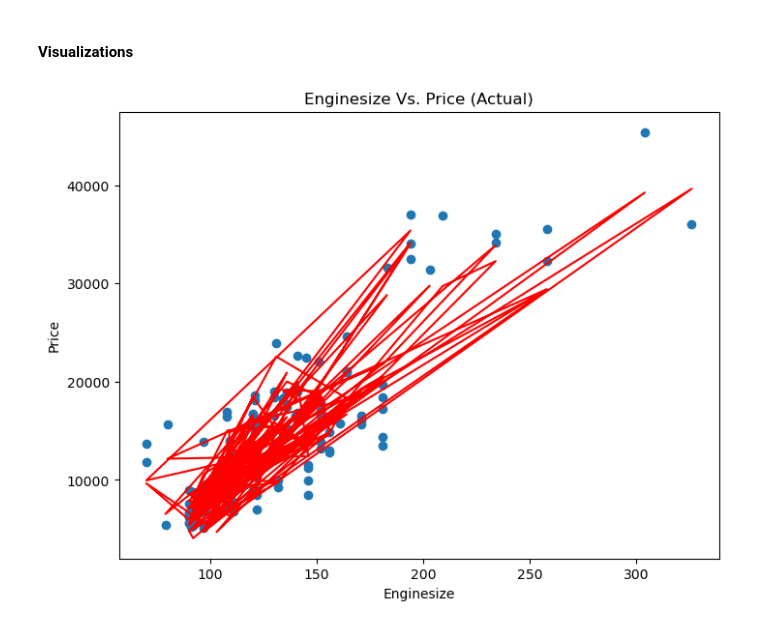
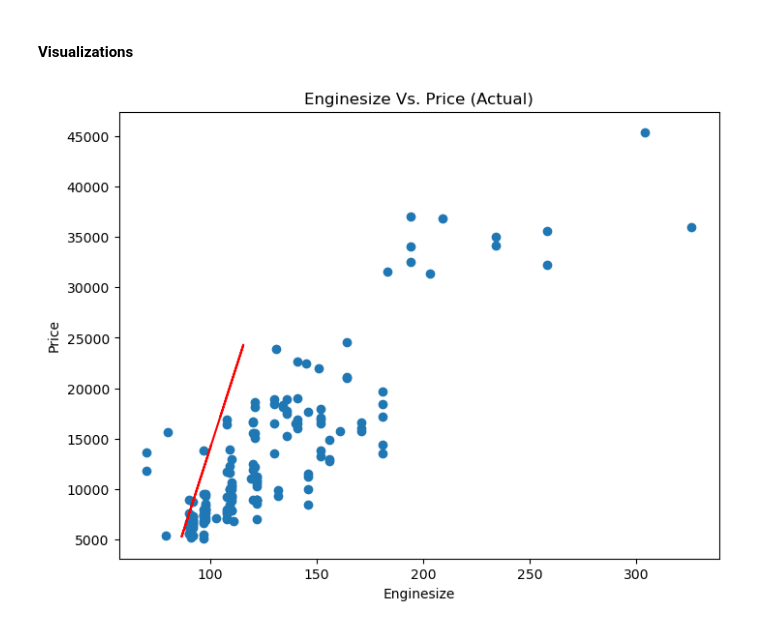
Before and after one commit to adars124/ML-practice, a Jupyter notebook: practical/Linear Regression Assignment.ipynb, the cells around one changed output. Cells and saved outputs as stored; diff of their text form; code cells hidden in the pictures.

```diff
--- a/practical/Linear Regression Assignment.ipynb
+++ b/practical/Linear Regression Assignment.ipynb
@@ -214,14 +214,21 @@ Train R2 Score: 0.9015268322591198
 Test R2 Score: 0.8157782951566289
 # %% [markdown]
 #### Visualizations
+# %%
+# Get the required features for visualization
+x = X_train['wheelbase']
+y = y_train
+x_fit = np.array(x)
+y_fit = np.array(y)
+m, c = np.polyfit(x_fit, y_fit, 1)
 # %%
 # Plot enginesize vs. price
 plt.figure(figsize=(8, 6))
 plt.title('Enginesize Vs. Price (Actual)')
 plt.scatter(X_train['enginesize'], y_train)
-plt.plot(for i in X_train['enginesize'], y_pred_train, c='r')
+plt.plot(x, (m*x + c), c='r')
 plt.xlabel('Enginesize')
 plt.ylabel('Price')
 plt.show()
 # %% [output]
-[figure, old version]
+[figure, new version]
```
